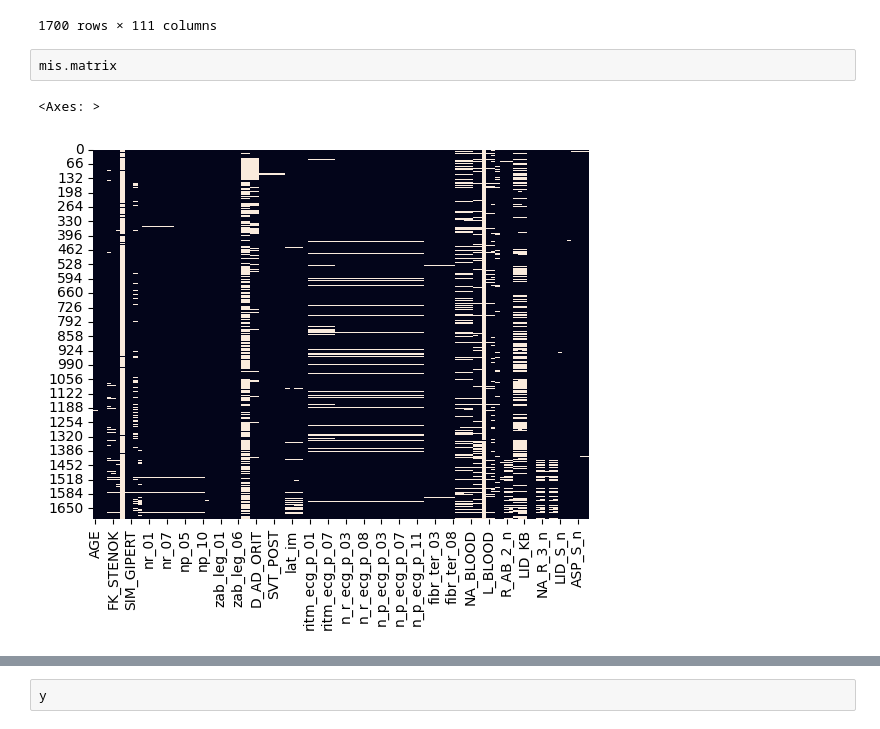
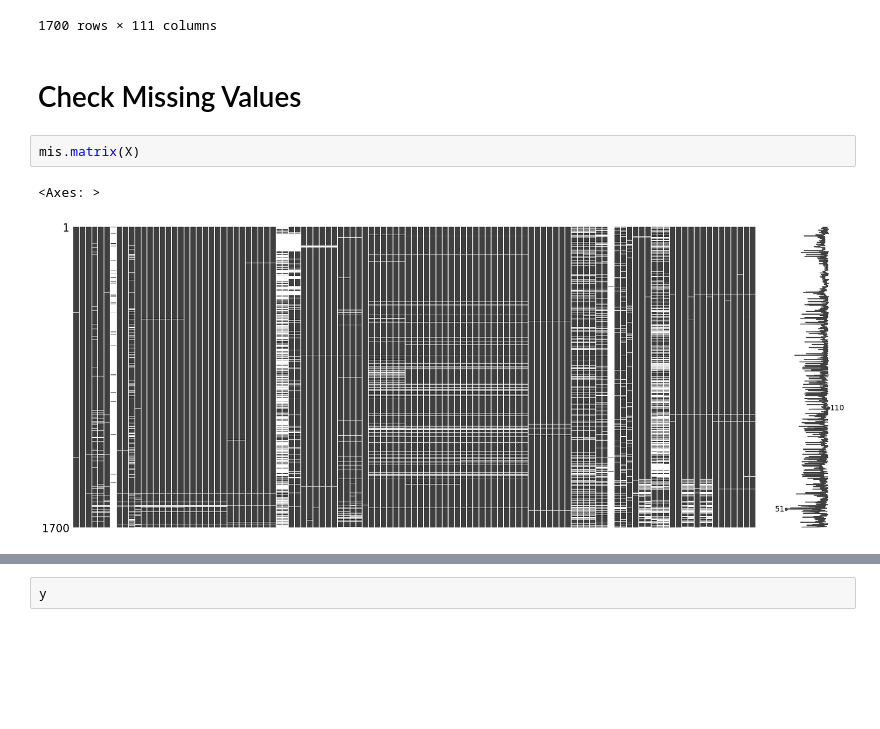
Before and after one commit to shikgom2/24_1_ml_teamproject, a Jupyter notebook: eda.ipynb, the cells around one changed output, grey strips where cells are left out. Saved outputs shown, nothing was run; the diff lists cells and outputs as text; blank space fills up the shorter version.

```diff
--- a/eda.ipynb
+++ b/eda.ipynb
@@ -70,8 +52,10 @@ X
 | 1698 | 79.0 | 0 | 2.0 | 2.0 | 2.0 | 1.0 | NaN | 2.0 | 0.0 | 7.0 | ... |
 | 1699 | 63.0 | 1 | 2.0 | NaN | NaN | NaN | NaN | 2.0 | 0.0 | NaN | ... |
 1700 rows × 111 columns
+# %% [markdown]
+# Check Missing Values
 # %%
-mis.matrix
+mis.matrix(X)
 # %% [output]
 <Axes: >
-[figure, old version]
+[figure, new version]
```
Also changed, not shown: parts of 18 cells of this notebook.
